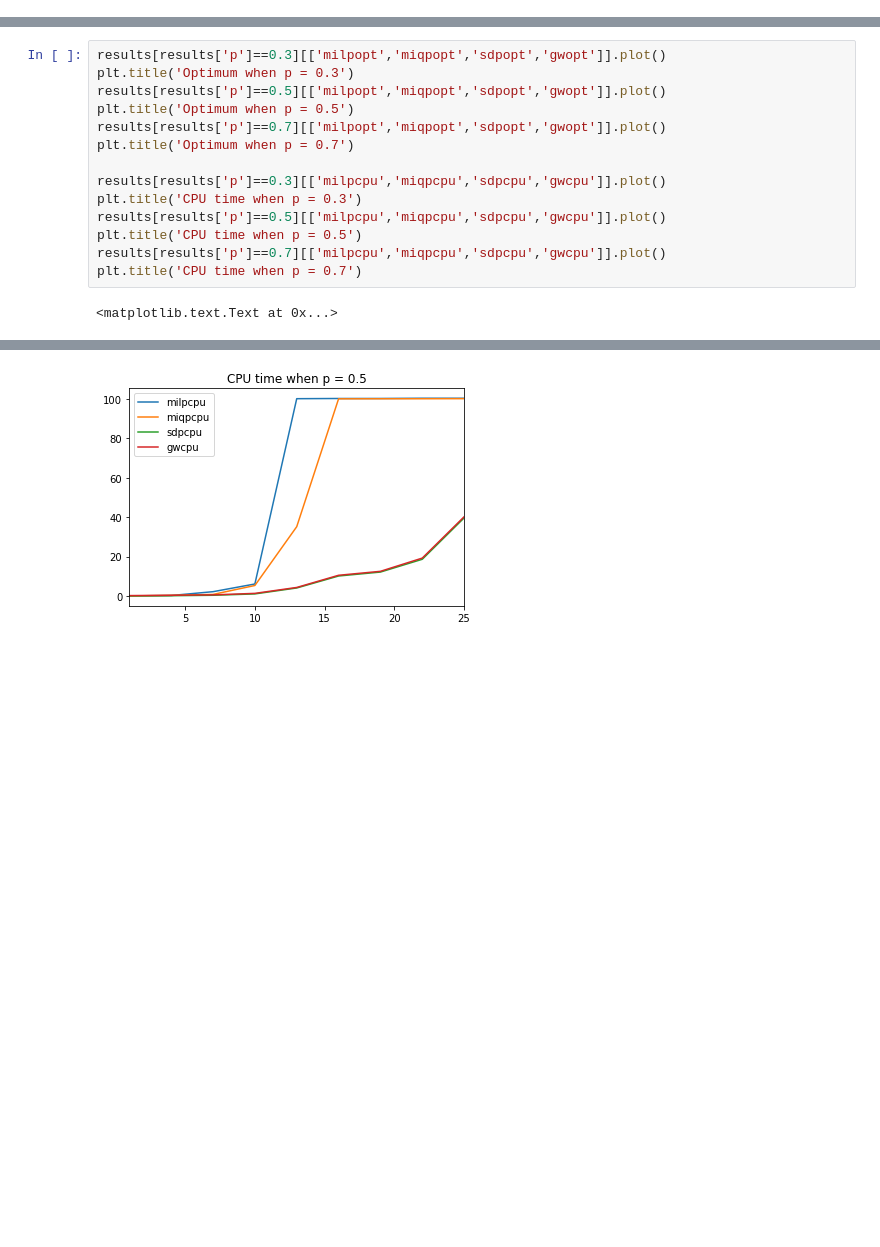
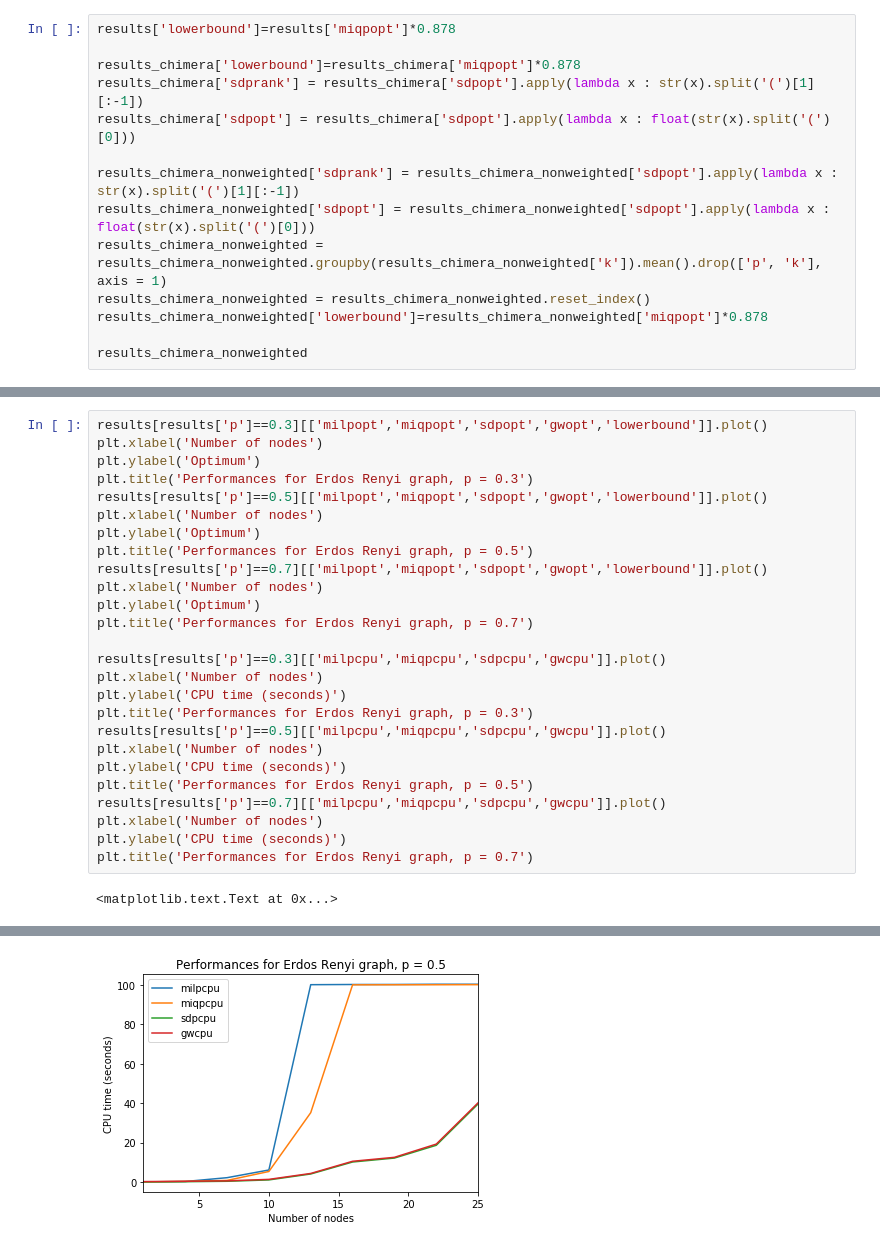
Before and after one commit to yujia21/Projet-INF580, a Jupyter notebook: Visualization.ipynb, the cells around one changed output, grey strips where cells are left out. Cells and saved outputs as stored; diff of their text form; blank space fills up the shorter version.

```diff
--- a/Visualization.ipynb
+++ b/Visualization.ipynb
@@ -7,0 +14,14 @@ results = pd.read_table('results.out', sep=' ',header=0)
+# %%
+results['lowerbound']=results['miqpopt']*0.878
+
+results_chimera['lowerbound']=results_chimera['miqpopt']*0.878
+results_chimera['sdprank'] = results_chimera['sdpopt'].apply(lambda x : str(x).split('(')[1][:-1])
+results_chimera['sdpopt'] = results_chimera['sdpopt'].apply(lambda x : float(str(x).split('(')[0]))
+
+results_chimera_nonweighted['sdprank'] = results_chimera_nonweighted['sdpopt'].apply(lambda x : str(x).split('(')[1][:-1])
+results_chimera_nonweighted['sdpopt'] = results_chimera_nonweighted['sdpopt'].apply(lambda x : float(str(x).split('(')[0]))
+results_chimera_nonweighted = results_chimera_nonweighted.groupby(results_chimera_nonweighted['k']).mean().drop(['p', 'k'], axis = 1)
+results_chimera_nonweighted = results_chimera_nonweighted.reset_index()
+results_chimera_nonweighted['lowerbound']=results_chimera_nonweighted['miqpopt']*0.878
+
+results_chimera_nonweighted
@@ -8,16 +34,28 @@ results = pd.read_table('results.out', sep=' ',header=0)
 # %%
-results[results['p']==0.3][['milpopt','miqpopt','sdpopt','gwopt']].plot()
-plt.title('Optimum when p = 0.3')
-results[results['p']==0.5][['milpopt','miqpopt','sdpopt','gwopt']].plot()
-plt.title('Optimum when p = 0.5')
-results[results['p']==0.7][['milpopt','miqpopt','sdpopt','gwopt']].plot()
-plt.title('Optimum when p = 0.7')
+results[results['p']==0.3][['milpopt','miqpopt','sdpopt','gwopt','lowerbound']].plot()
+plt.xlabel('Number of nodes')
+plt.ylabel('Optimum')
+plt.title('Performances for Erdos Renyi graph, p = 0.3')
+results[results['p']==0.5][['milpopt','miqpopt','sdpopt','gwopt','lowerbound']].plot()
+plt.xlabel('Number of nodes')
+plt.ylabel('Optimum')
+plt.title('Performances for Erdos Renyi graph, p = 0.5')
+results[results['p']==0.7][['milpopt','miqpopt','sdpopt','gwopt','lowerbound']].plot()
+plt.xlabel('Number of nodes')
+plt.ylabel('Optimum')
+plt.title('Performances for Erdos Renyi graph, p = 0.7')
 
 results[results['p']==0.3][['milpcpu','miqpcpu','sdpcpu','gwcpu']].plot()
-plt.title('CPU time when p = 0.3')
+plt.xlabel('Number of nodes')
+plt.ylabel('CPU time (seconds)')
+plt.title('Performances for Erdos Renyi graph, p = 0.3')
 results[results['p']==0.5][['milpcpu','miqpcpu','sdpcpu','gwcpu']].plot()
-plt.title('CPU time when p = 0.5')
+plt.xlabel('Number of nodes')
+plt.ylabel('CPU time (seconds)')
+plt.title('Performances for Erdos Renyi graph, p = 0.5')
 results[results['p']==0.7][['milpcpu','miqpcpu','sdpcpu','gwcpu']].plot()
-plt.title('CPU time when p = 0.7')
+plt.xlabel('Number of nodes')
+plt.ylabel('CPU time (seconds)')
+plt.title('Performances for Erdos Renyi graph, p = 0.7')
 # %% [output]
 <matplotlib.text.Text at 0x...>
@@ -28 +66 @@ plt.title('CPU time when p = 0.7')
-[figure, old version]
+[figure, new version]
```
Also changed, not shown: parts of 6 cells of this notebook, 10 other files.
